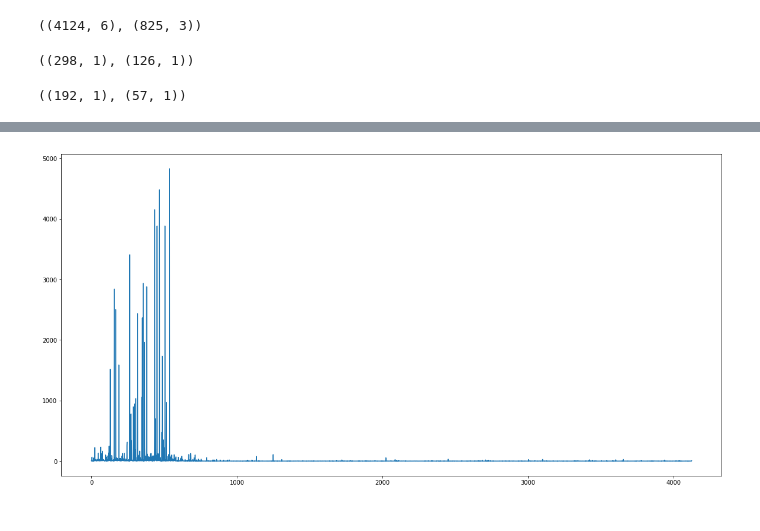
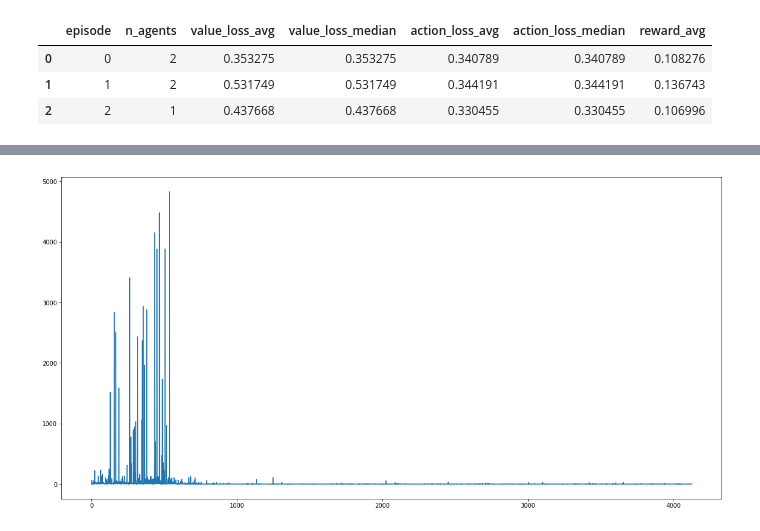
Before and after one commit to ARVILab/monopoly, a Jupyter notebook: loss_viz.ipynb, the cells around one changed output, grey strips where cells are left out. Saved outputs shown, nothing was run; the diff lists cells and outputs as text; code cells hidden in the pictures.

```diff
--- a/loss_viz.ipynb
+++ b/loss_viz.ipynb
@@ -20,8 +23,0 @@ decays.tail()
-# %%
-metrics.shape, winrates.shape
-# %% [output]
-((4124, 6), (825, 3))
-# %%
-rewards_rl.shape, rewards_fix.shape
-# %% [output]
-((298, 1), (126, 1))
@@ -31,4 +24,7 @@ rewards_fix_no_dubs = rewards_fix.drop_duplicates()
-# %%
-rewards_rl_no_dubs.shape, rewards_fix_no_dubs.shape
-# %% [output]
-((192, 1), (57, 1))
+# %%
+metrics.tail()
+# %% [output]
+|  | episode | n_agents | value_loss_avg | value_loss_median | action_loss_avg | action_loss_median | reward_avg |
+| 0 | 0 | 2 | 0.353275 | 0.353275 | 0.340789 | 0.340789 | 0.108276 |
+| 1 | 1 | 2 | 0.531749 | 0.531749 | 0.344191 | 0.344191 | 0.136743 |
+| 2 | 2 | 1 | 0.437668 | 0.437668 | 0.330455 | 0.330455 | 0.106996 |
```
Also changed, not shown: parts of 23 cells of this notebook, 6 other files.
